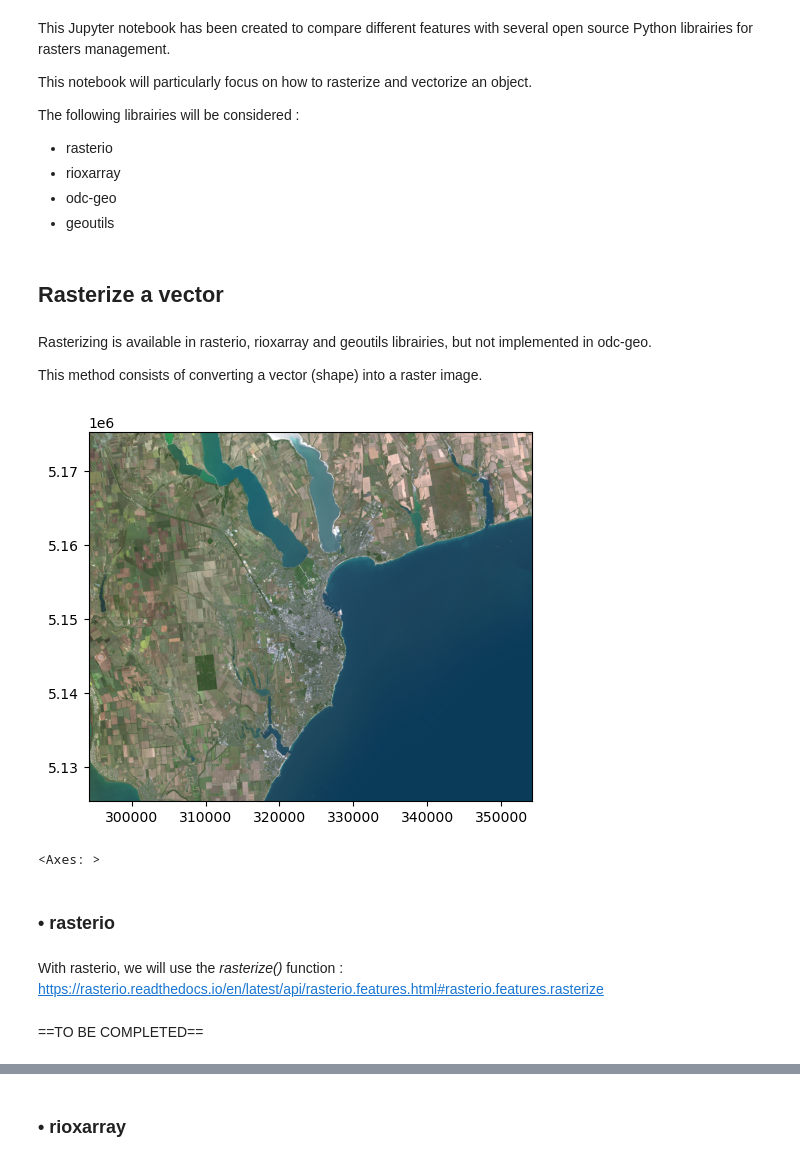
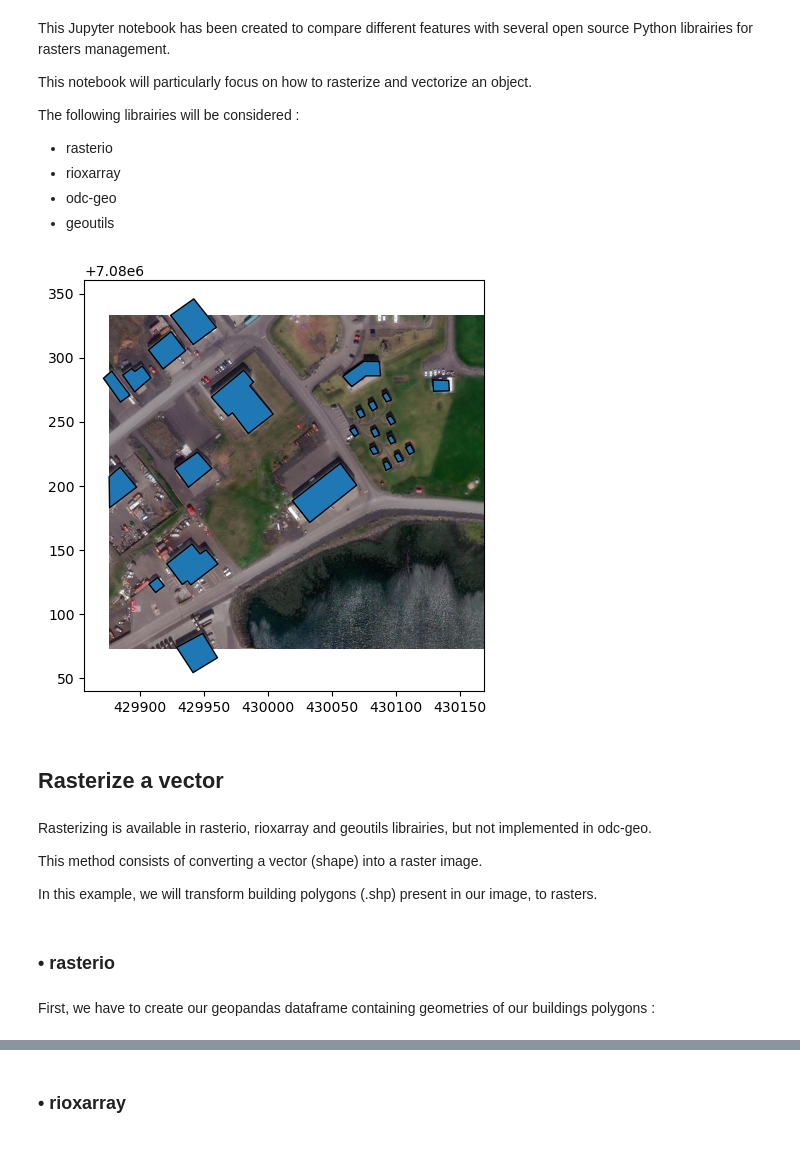
Before and after one commit to sertit/open_source_rasters_comparison, a Jupyter notebook: notebooks/rasterization_and_vectorization.ipynb, the cells around one changed output, grey strips where cells are left out. Saved outputs shown, nothing was run; the diff lists cells and outputs as text; code cells hidden in the pictures.

```diff
--- a/notebooks/rasterization_and_vectorization.ipynb
+++ b/notebooks/rasterization_and_vectorization.ipynb
@@ -39,8 +34,2 @@ from geocube.vector import vectorize
-# %% [markdown]
-## Rasterize a vector
-# %% [markdown]
-Rasterizing is available in rasterio, rioxarray and geoutils librairies, but not implemented in odc-geo.
-
-This method consists of converting a vector (shape) into a raster image.
 # %%
 #path to the raster object
@@ -48,8 +37,2 @@ raster_path = "../data/PlanetObserver_PlanetSAT_10m_Ukraine_Odessa_UTM36.tif"
-# %%
-ds_rasterio = rasterio.open(raster_path)
-show(ds_rasterio)
-# %% [output]
-[figure, old version]
-<Axes: >
 # %%
 #path to the vector object
@@ -57,6 +40,20 @@ vector_path = "../data/odessa_water_poly.shp"
+# %%
+rast = gu.Raster(raster_path)
+vect = gu.Vector(vector_path)
+
+rast.plot()
+vect.plot(ec="k", lw=1)
+# %% [output]
+[figure, new version]
+# %% [markdown]
+## Rasterize a vector
+# %% [markdown]
+Rasterizing is available in rasterio, rioxarray and geoutils librairies, but not implemented in odc-geo.
+
+This method consists of converting a vector (shape) into a raster image.
+
+In this example, we will transform building polygons (.shp) present in our image, to rasters.
 # %% [markdown]
 ### • rasterio
 # %% [markdown]
-With rasterio, we will use the *rasterize()* function : https://rasterio.readthedocs.io/en/latest/api/rasterio.features.html#rasterio.features.rasterize
+First, we have to create our geopandas dataframe containing geometries of our buildings polygons :
-# %% [markdown]
-==TO BE COMPLETED==
```
Also changed, not shown: parts of 49 cells of this notebook, 4 other files.
